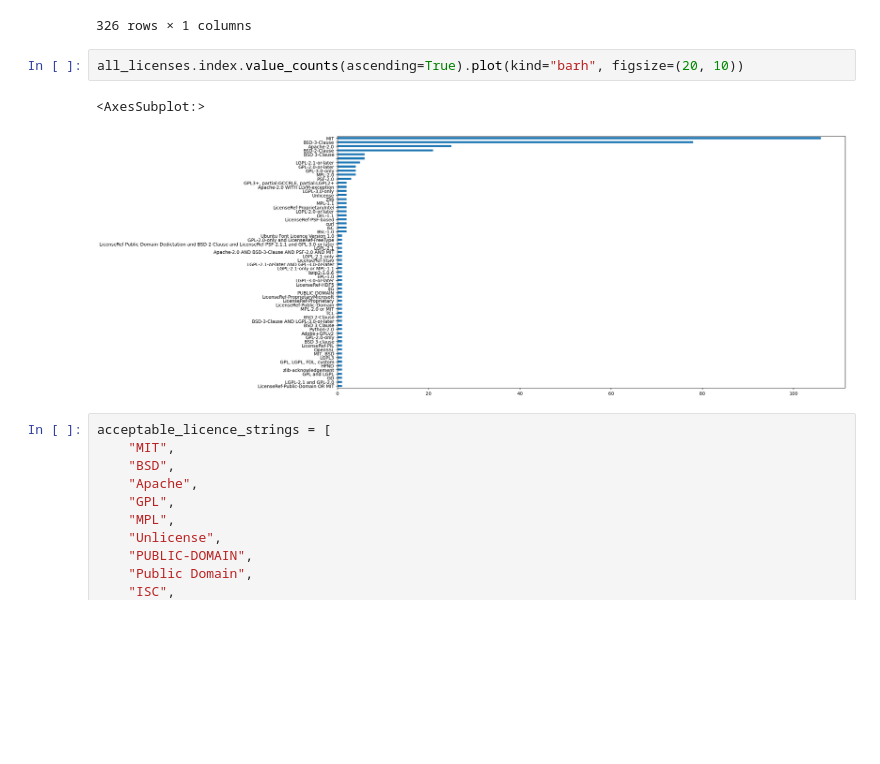
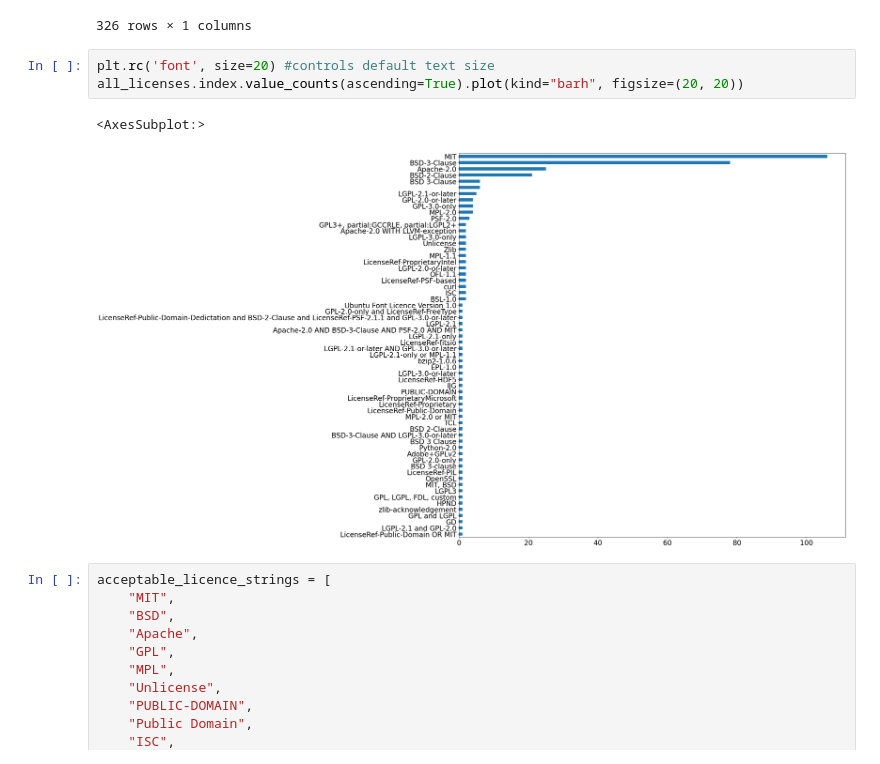
Before and after one commit to Hofer-Julian/deltaforge-licences, a Jupyter notebook: deltaforge-licences.ipynb, the cells around one changed output. Drawn from its saved outputs; the diff is of its cells as text; blank space fills up the shorter version.

Commit message:
Increase font size

```diff
--- a/deltaforge-licences.ipynb
+++ b/deltaforge-licences.ipynb
@@ -31,10 +32,11 @@ all_licenses
 | BSD-3-Clause | zstd |
 326 rows × 1 columns
 # %%
-all_licenses.index.value_counts(ascending=True).plot(kind="barh", figsize=(20, 10))
+plt.rc('font', size=20) #controls default text size
+all_licenses.index.value_counts(ascending=True).plot(kind="barh", figsize=(20, 20))
 # %% [output]
 <AxesSubplot:>
-[figure, old version]
+[figure, new version]
 # %%
 acceptable_licence_strings = [
     "MIT",
```
Also changed, not shown: parts of 1 cell of this notebook.
